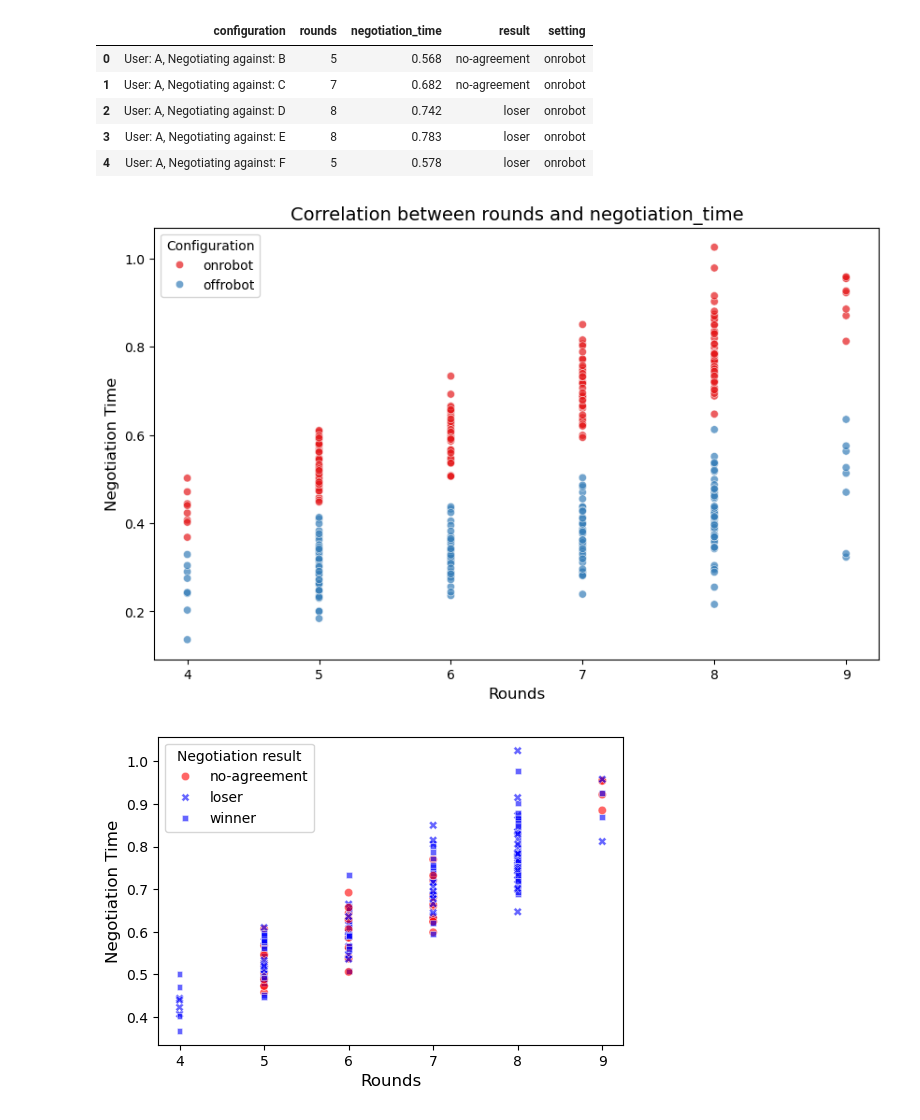
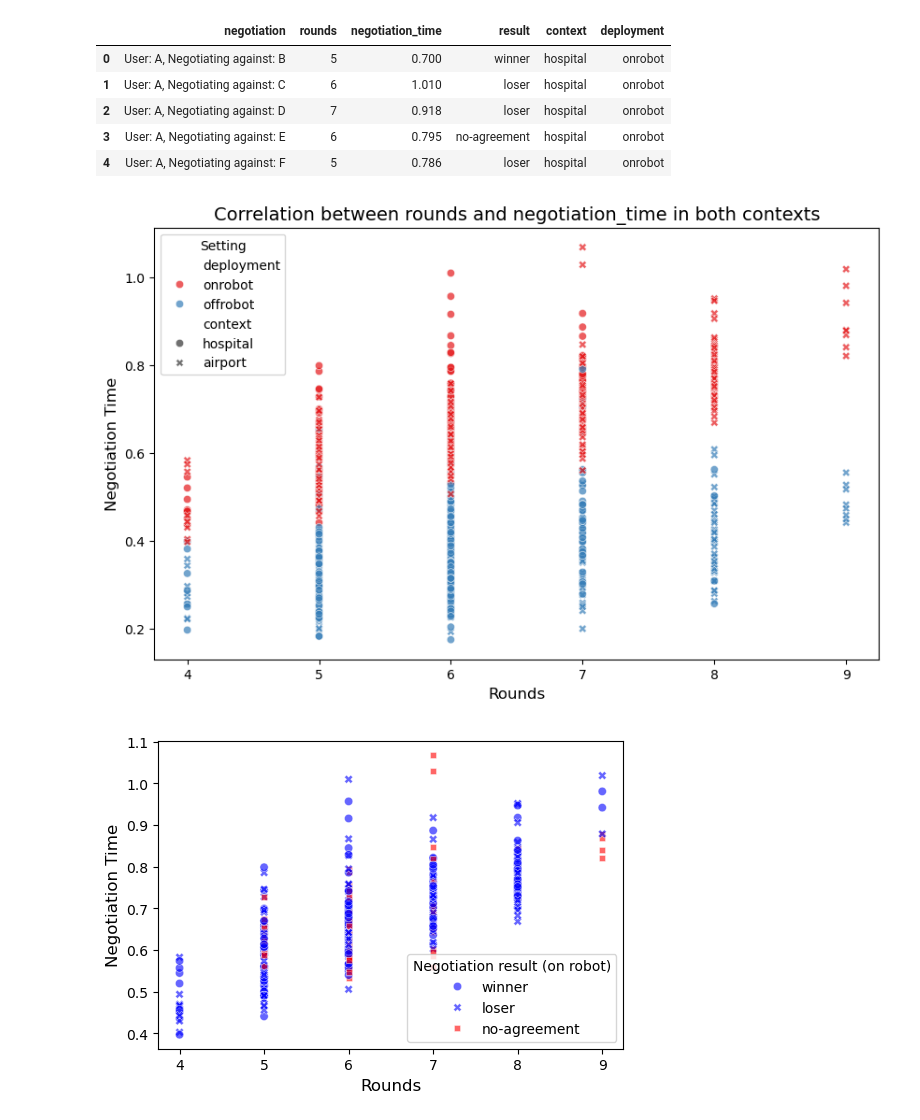
Before and after one commit to RoboChor/robethichor-ethics-based-negotiation, a Jupyter notebook: analysis/simulation_analysis.ipynb, the cells around one changed output. Saved outputs shown, nothing was run; the diff lists cells and outputs as text; code cells hidden in the pictures.

```diff
--- a/analysis/simulation_analysis.ipynb
+++ b/analysis/simulation_analysis.ipynb
@@ -7,7 +7,7 @@ import re
 # %%
 data = []
 
-pattern = r'Configuration: \{"goal": "navigate_to_gate \((?P<goal>.*?)\)"[^}]*\}. Negotiation time: (?P<time>\d+\.\d+) seconds. Rounds: (?P<rounds>\d+). Result: (?P<result>\S+)'
+pattern = r'Configuration: \{"goal": "(?P<goal>\w+)(?: \((?P<negotiation>.*?)\))?"[^}]*\}. Negotiation time: (?P<time>\d+\.\d+) seconds. Rounds: (?P<rounds>\d+). Result: (?P<result>\S+)'
 
 sim_files = [os.path.join('../results', f) for f in os.listdir('../results') if f.startswith('simulation-')] # and (f.endswith('2.log') or f.endswith('pc.log'))]
 
@@ -16,48 +16,57 @@ for log_file_path in sim_files:
         for line in file:
             match = re.search(pattern, line)
             if match:
-                config = match.group("goal")
+                context = "airport" if match.group("goal") == "navigate_to_gate" else "hospital"
+                negotiation = match.group("negotiation")
                 rounds = int(match.group("rounds")) // 2 + (int(match.group("rounds")) % 2 > 0)
                 time = float(match.group("time"))
                 result = match.group("result")
-                setting = re.search(r'simulation-(.*).log', log_file_path).group(1)
-                data.append({"configuration": config, "rounds": rounds, "negotiation_time": time, "result": result, "setting": setting})
+                setting = "offrobot" if "offrobot" in log_file_path else "onrobot"
+                data.append({"negotiation": negotiation, "rounds": rounds, "negotiation_time": time, "result": result, "context": context, "deployment": setting})
 
 df = pd.DataFrame(data)
 df.head()
 # %% [output]
-|  | configuration | rounds | negotiation_time | result | setting |
-| 0 | User: A, Negotiating against: B | 5 | 0.568 | no-agreement | onrobot |
-| 1 | User: A, Negotiating against: C | 7 | 0.682 | no-agreement | onrobot |
-| 2 | User: A, Negotiating against: D | 8 | 0.742 | loser | onrobot |
-| 3 | User: A, Negotiating against: E | 8 | 0.783 | loser | onrobot |
-| 4 | User: A, Negotiating against: F | 5 | 0.578 | loser | onrobot |
+|  | negotiation | rounds | negotiation_time | result | context | deployment |
+| 0 | User: A, Negotiating against: B | 5 | 0.700 | winner | hospital | onrobot |
+| 1 | User: A, Negotiating against: C | 6 | 1.010 | loser | hospital | onrobot |
+| 2 | User: A, Negotiating against: D | 7 | 0.918 | loser | hospital | onrobot |
+| 3 | User: A, Negotiating against: E | 6 | 0.795 | no-agreement | hospital | onrobot |
+| 4 | User: A, Negotiating against: F | 5 | 0.786 | loser | hospital | onrobot |
 # %%
 plt.figure(figsize=(10, 6))
 
 plotting_df = df
 
-sns.scatterplot(data=plotting_df, x='rounds', y='negotiation_time', hue='setting', palette='Set1', alpha=0.7)
+sns.scatterplot(
+    data=plotting_df,
+    x='rounds',
+    y='negotiation_time',
+    hue='deployment',
+    style='context',
+    palette='Set1',
+    alpha=0.7
+)
 
-plt.title("Correlation between rounds and negotiation_time", fontsize=14)
+plt.title("Correlation between rounds and negotiation_time in both contexts", fontsize=14)
 plt.xlabel("Rounds", fontsize=12)
 plt.ylabel("Negotiation Time", fontsize=12)
-plt.legend(title="Configuration", fontsize=10)
+plt.legend(title="Setting", fontsize=10)
 
 plt.show()
 # %% [output]
-[figure, old version]
+[figure, new version]
 # %%
 plt.figure(figsize=(6, 4))
 
-onrobot_df = df[df['setting'] == 'onrobot']
+onrobot_df = df[df['deployment'] == 'onrobot']
 
 sns.scatterplot(data=onrobot_df, x='rounds', y='negotiation_time', hue='result', style='result', palette={'no-agreement': 'red', 'winner': 'blue', 'loser': 'blue'}, alpha=0.6)
 
 plt.xlabel("Rounds", fontsize=12)
 plt.ylabel("Negotiation Time", fontsize=12)
-plt.legend(title="Negotiation result", fontsize=10)
+plt.legend(title="Negotiation result (on robot)", fontsize=10)
 
 plt.show()
 # %% [output]
-[figure, old version]
+[figure, new version]
```
Also changed, not shown: parts of 11 cells of this notebook, 11 other files.
